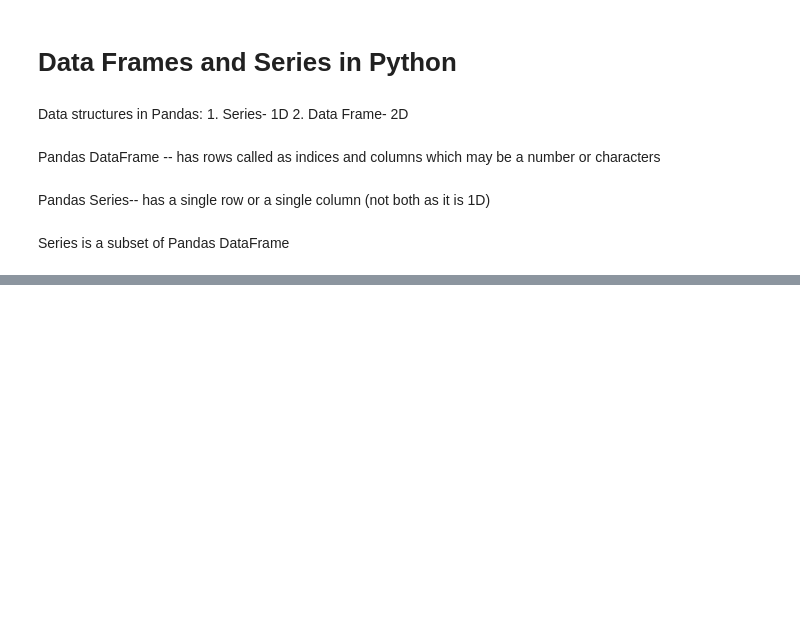
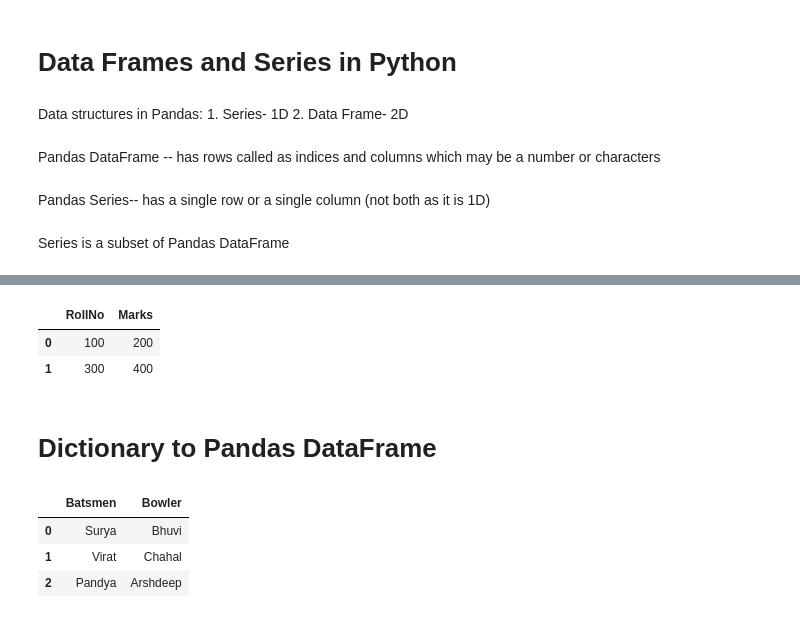
Before and after one commit to santaaastic/Learning_Python_For_DataScience, a Jupyter notebook: Python for Data Science Course Practice Udemy.ipynb, the cells around one changed output, grey strips where cells are left out. Drawn from its saved outputs; the diff is of its cells as text; code cells hidden in the pictures; blank space fills up the shorter version.

```diff
--- a/Python for Data Science Course Practice Udemy.ipynb
+++ b/Python for Data Science Course Practice Udemy.ipynb
@@ -684,0 +679,19 @@ df1
+# %%
+df1
+# %% [output]
+|  | RollNo | Marks |
+| 0 | 100 | 200 |
+| 1 | 300 | 400 |
+# %% [markdown]
+# Dictionary to Pandas DataFrame
+# %%
+dict1={'Batsmen':['Surya','Virat','Pandya'],'Bowler':['Bhuvi','Chahal','Arshdeep']}
+# %%
+df2=pd.DataFrame(dict1)
+# %%
+df2
+# %% [output]
+|  | Batsmen | Bowler |
+| 0 | Surya | Bhuvi |
+| 1 | Virat | Chahal |
+| 2 | Pandya | Arshdeep |
```
Also changed, not shown: parts of 19 cells of this notebook.
